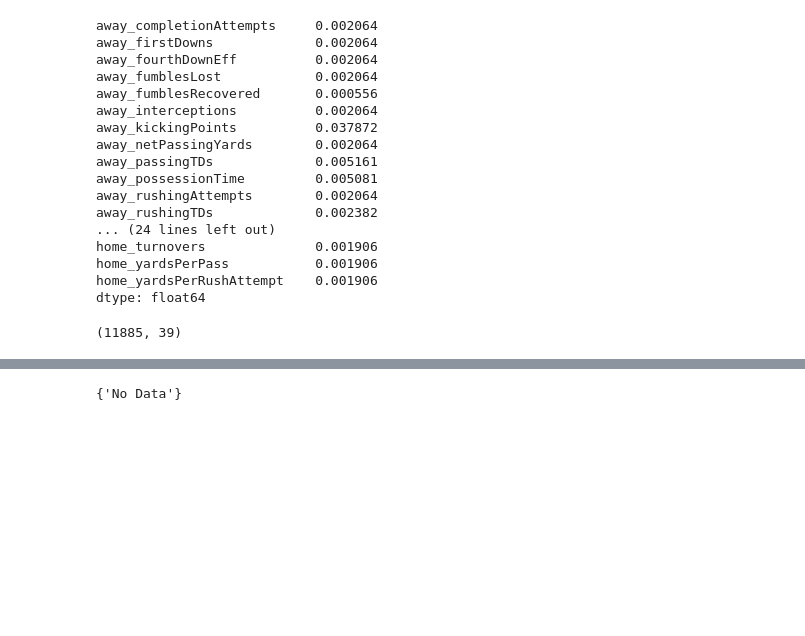
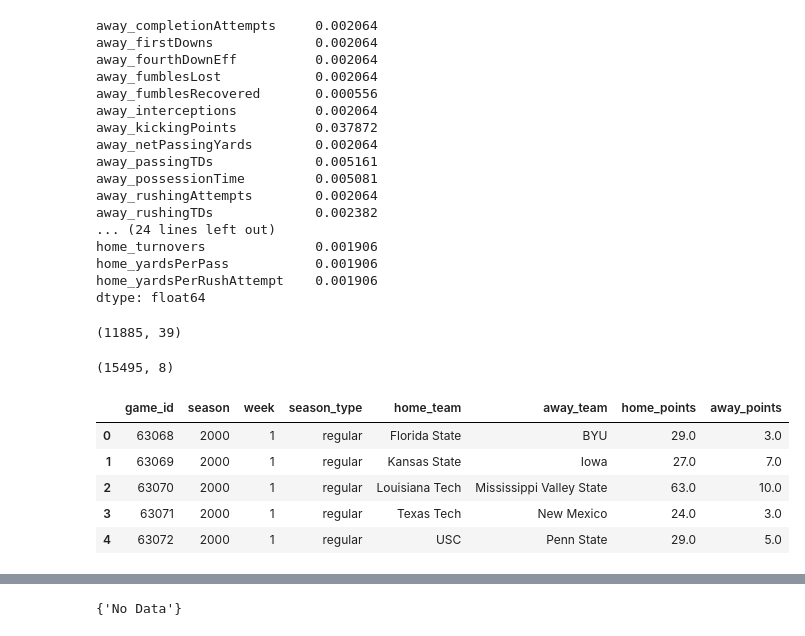
Before and after one commit to spwhite1337/sports-bettors, a Jupyter notebook: Untitled.ipynb, the cells around one changed output, grey strips where cells are left out. Cells and saved outputs as stored; diff of their text form; code cells hidden in the pictures; blank space fills up the shorter version.

Commit message:
WIP curate script && git push -u origin HEAD

```diff
--- a/Untitled.ipynb
+++ b/Untitled.ipynb
@@ -76,3 +76,15 @@ dtype: float64
 df_stats.dropna(axis=0).shape
 # %% [output]
 (11885, 39)
+# %%
+df_games = pd.read_csv(os.path.join(DATA_DIR, 'df_games.csv'))
+print(df_games.shape)
+df_games.head()
+# %% [output]
+(15495, 8)
+|  | game_id | season | week | season_type | home_team | away_team | home_points | away_points |
+| 0 | 63068 | 2000 | 1 | regular | Florida State | BYU | 29.0 | 3.0 |
+| 1 | 63069 | 2000 | 1 | regular | Kansas State | Iowa | 27.0 | 7.0 |
+| 2 | 63070 | 2000 | 1 | regular | Louisiana Tech | Mississippi Valley State | 63.0 | 10.0 |
+| 3 | 63071 | 2000 | 1 | regular | Texas Tech | New Mexico | 24.0 | 3.0 |
+| 4 | 63072 | 2000 | 1 | regular | USC | Penn State | 29.0 | 5.0 |
```
Also changed, not shown: parts of 2 cells of this notebook, 2 other files.
